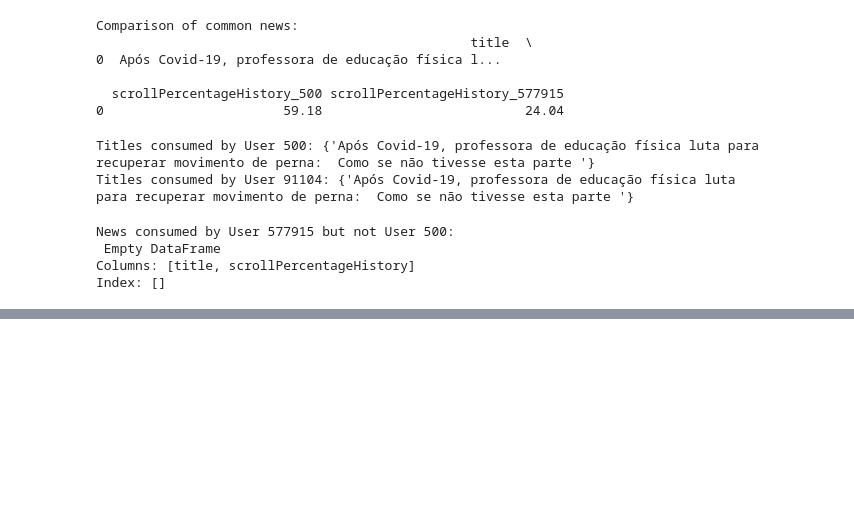
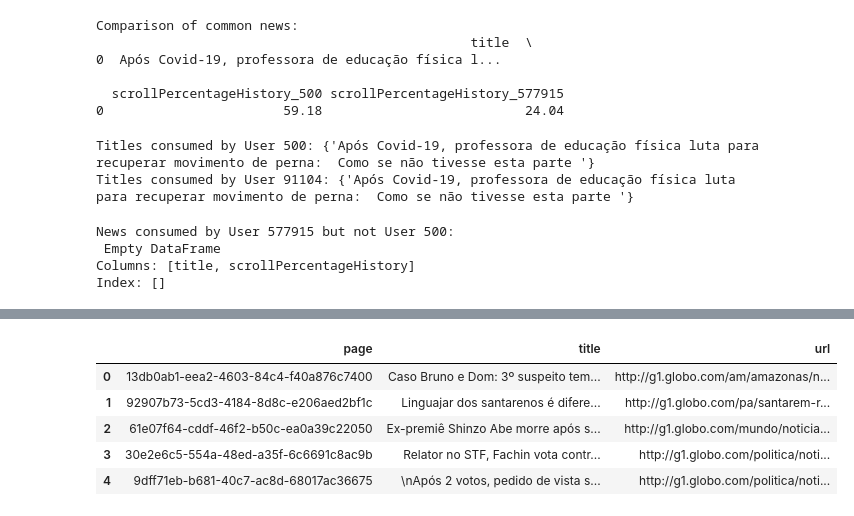
Before and after one commit to BrisaNascimento/globo_recommendation_fiap, a Jupyter notebook: globo_recommendation_fiap/data/challenge_files/notebook.ipynb, the cells around one changed output, grey strips where cells are left out. Cells and saved outputs as stored; diff of their text form; code cells hidden in the pictures; blank space fills up the shorter version.

```diff
--- a/globo_recommendation_fiap/data/challenge_files/notebook.ipynb
+++ b/globo_recommendation_fiap/data/challenge_files/notebook.ipynb
@@ -236,0 +236,3 @@ Index: []
+# %%
+embbegindg_df_crud = itens.copy()
+embbegindg_df_crud.head()
@@ -236,0 +246,11 @@ Index: []
+# %%
+# creating base dataset
+embbegindg_df = embbegindg_df_crud[['page', 'title', 'url']]
+embbegindg_df.head()
+# %% [output]
+|  | page | title | url |
+| 0 | 13db0ab1-eea2-4603-84c4-f40a876c7400 | Caso Bruno e Dom: 3º suspeito tem... | http://g1.globo.com/am/amazonas/n... |
+| 1 | 92907b73-5cd3-4184-8d8c-e206aed2bf1c | Linguajar dos santarenos é difere... | http://g1.globo.com/pa/santarem-r... |
+| 2 | 61e07f64-cddf-46f2-b50c-ea0a39c22050 | Ex-premiê Shinzo Abe morre após s... | http://g1.globo.com/mundo/noticia... |
+| 3 | 30e2e6c5-554a-48ed-a35f-6c6691c8ac9b | Relator no STF, Fachin vota contr... | http://g1.globo.com/politica/noti... |
+| 4 | 9dff71eb-b681-40c7-ac8d-68017ac36675 | \nApós 2 votos, pedido de vista s... | http://g1.globo.com/politica/noti... |
```
Also changed, not shown: parts of 22 cells of this notebook, 1 other file.
